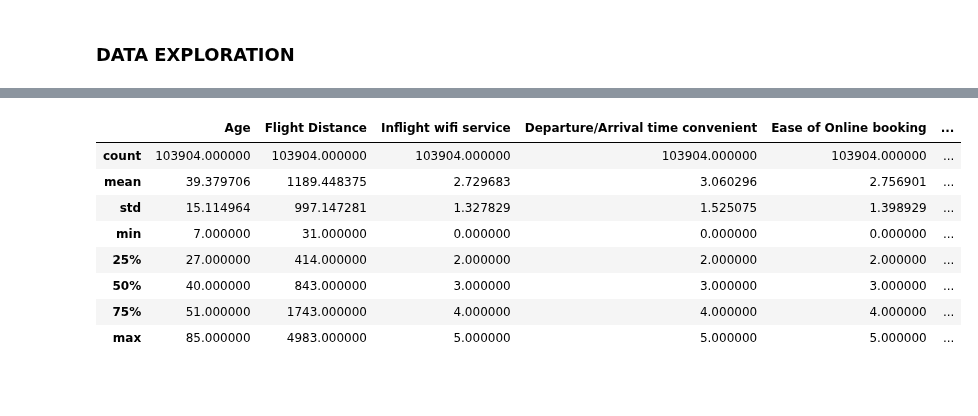
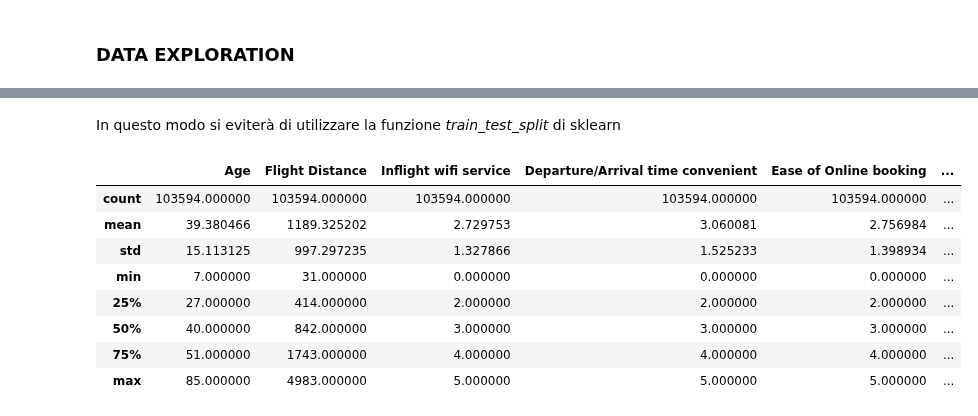
Before and after one commit to mingos25/Data-Science-Project, a Jupyter notebook: ds-project.ipynb, the cells around one changed output, grey strips where cells are left out. Cells and saved outputs as stored; diff of their text form; code cells hidden in the pictures; blank space fills up the shorter version.

```diff
--- a/ds-project.ipynb
+++ b/ds-project.ipynb
@@ -301,0 +321,3 @@ Name: 213, dtype: object
+# %%
+df_train_clean = df_train_feat_clean.dropna()
+df_test_clean = df_test_feat_clean.dropna()
@@ -304,13 +375,15 @@ Name: 213, dtype: object
+# %% [markdown]
+ In questo modo si eviterà di utilizzare la funzione *train_test_split* di sklearn
 # %%
-df_train_feat_clean.describe()
+df_train_clean.describe()
 # %% [output]
 |  | Age | Flight Distance | Inflight wifi service | Departure/Arrival time convenient | Ease of Online booking | ... |
-| count | 103904.000000 | 103904.000000 | 103904.000000 | 103904.000000 | 103904.000000 | ... |
-| mean | 39.379706 | 1189.448375 | 2.729683 | 3.060296 | 2.756901 | ... |
-| std | 15.114964 | 997.147281 | 1.327829 | 1.525075 | 1.398929 | ... |
+| count | 103594.000000 | 103594.000000 | 103594.000000 | 103594.000000 | 103594.000000 | ... |
+| mean | 39.380466 | 1189.325202 | 2.729753 | 3.060081 | 2.756984 | ... |
+| std | 15.113125 | 997.297235 | 1.327866 | 1.525233 | 1.398934 | ... |
 | min | 7.000000 | 31.000000 | 0.000000 | 0.000000 | 0.000000 | ... |
 | 25% | 27.000000 | 414.000000 | 2.000000 | 2.000000 | 2.000000 | ... |
-| 50% | 40.000000 | 843.000000 | 3.000000 | 3.000000 | 3.000000 | ... |
+| 50% | 40.000000 | 842.000000 | 3.000000 | 3.000000 | 3.000000 | ... |
 | 75% | 51.000000 | 1743.000000 | 4.000000 | 4.000000 | 4.000000 | ... |
 | max | 85.000000 | 4983.000000 | 5.000000 | 5.000000 | 5.000000 | ... |
 # %%
```
Also changed, not shown: parts of 34 cells of this notebook.
